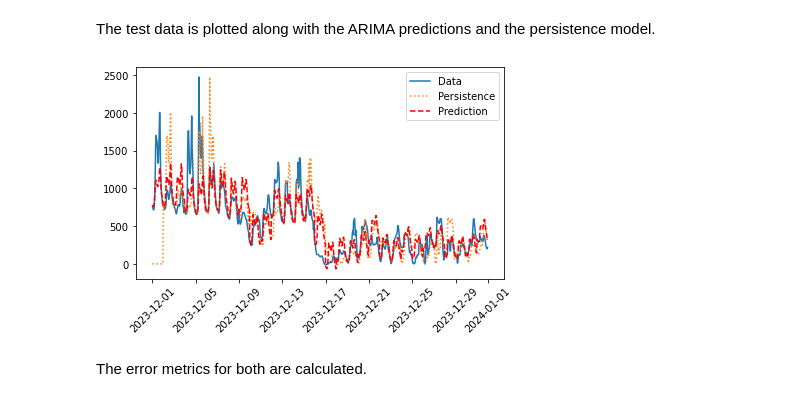
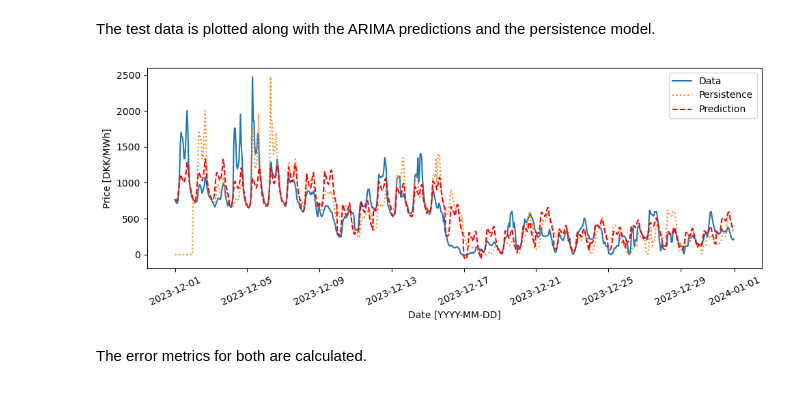
Before and after one commit to AnotherAtom/EnergyAnalytics_2, a Jupyter notebook: main.ipynb, the cells around one changed output. Drawn from its saved outputs; the diff is of its cells as text; code cells hidden in the pictures.

```diff
--- a/main.ipynb
+++ b/main.ipynb
@@ -96,11 +96,10 @@ train_Arima = train['SpotPriceDKK']
 test_Arima = test['SpotPriceDKK']
 
 # Automatically fit the ARIMA model
-model = pm.auto_arima(train_Arima, seasonal = True, trace = True, maxiter = 15, stepwise = True, method = 'nm', m = 24)
-# model = pm.arima.ARIMA(order=(1,1,5), seasonal_order=(2,0,2,24)) #(2,0,2)
-# model.fit(train_Arima)
+# model = pm.auto_arima(train_Arima, seasonal = True, trace = True, maxiter = 15, stepwise = True, method = 'nm', m = 24)
+model = pm.arima.ARIMA(order=(2,1,0), seasonal_order=(1,0,1,24))
+model.fit(train_Arima)
 
-# ARIMA(0,1,0)(1,0,1)[24]
 
 # Here the optimal model was found through auto_arima(), but later fit manually to save time during testing
 # %% [output]
@@ -143,16 +126,18 @@ for i in range(24, len(test_Arima), 24):
 # %% [markdown]
 The test data is plotted along with the ARIMA predictions and the persistence model.
 # %%
-plt.figure()
+plt.figure(figsize=(10, 4), dpi=100)
 plt.plot(test['HourUTC'], test_Arima, label='Data')
 plt.plot(test['HourUTC'], pers, label='Persistence', linestyle="dotted")
 plt.plot(test['HourUTC'], pred, label='Prediction', linestyle="dashed", color="red")
 plt.legend()
-plt.xticks(rotation=45)
+plt.ylabel('Price [DKK/MWh]')
+plt.xlabel('Date [YYYY-MM-DD]')
+plt.xticks(rotation=25)
 plt.tight_layout()
 plt.show()
 # %% [output]
-[figure, old version]
+[figure, new version]
 # %% [markdown]
 The error metrics for both are calculated.
 # %%
```
Also changed, not shown: parts of 7 cells of this notebook.
